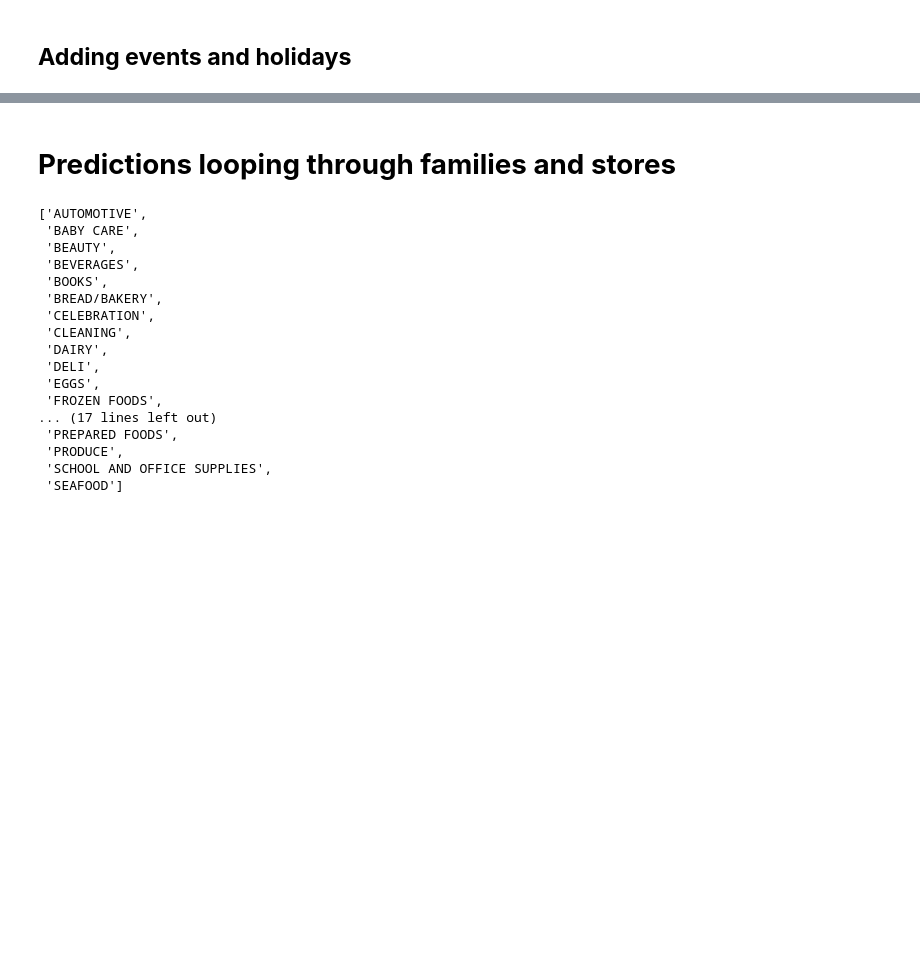
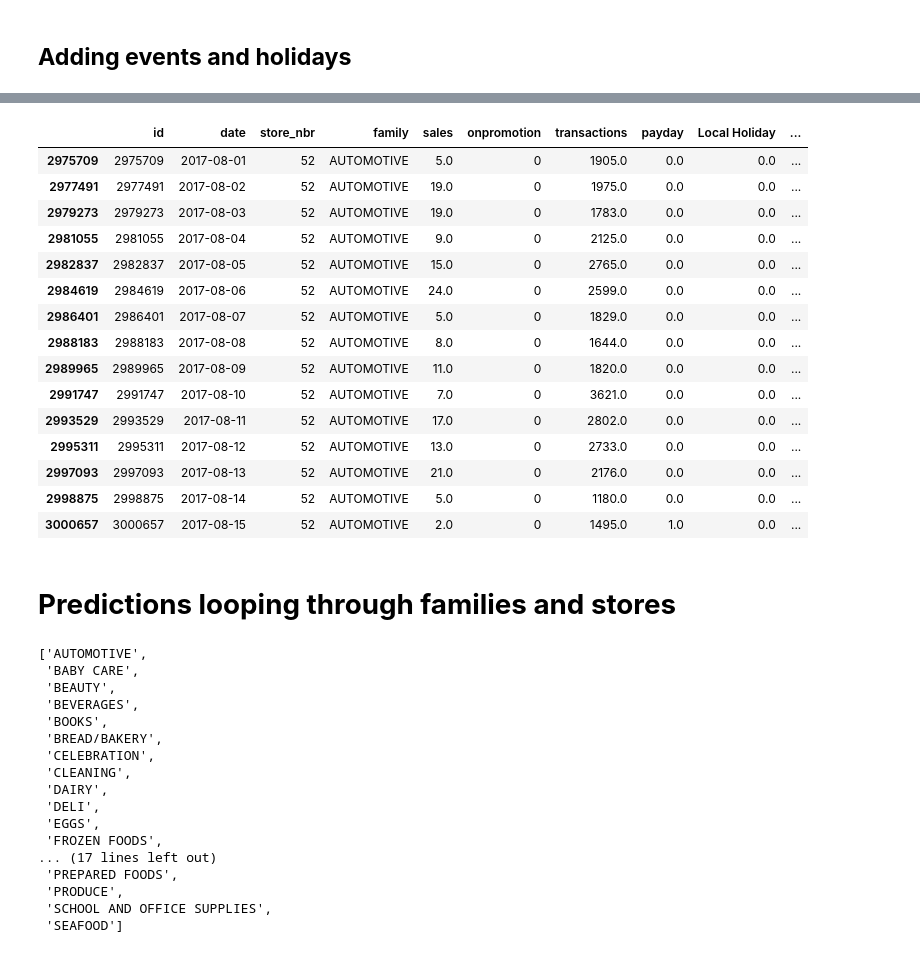
Before and after one commit to flylight-max/Time_Series_forecasting, a Jupyter notebook: pipeline_finale.ipynb, the cells around one changed output, grey strips where cells are left out. Cells and saved outputs as stored; diff of their text form; code cells hidden in the pictures; blank space fills up the shorter version.

```diff
--- a/pipeline_finale.ipynb
+++ b/pipeline_finale.ipynb
@@ -101,2 +202,2 @@ sales = sales.merge(holid_transac[["date","store_nbr","Local Holiday","Regional
 # %%
-sales["Payday"] = transac_sales["pay_day"]
+sales.isna().sum()
@@ -102,0 +222,3 @@ sales["Payday"] = transac_sales["pay_day"]
+# %%
+missing_vals = sales[sales["Local Holiday"].isna()].copy()
+dates_missing = list(missing_vals["date"].unique())
@@ -102,0 +237,8 @@ sales["Payday"] = transac_sales["pay_day"]
+# %%
+cols_to_fill = ["payday","Local Holiday","Regional Holiday","Workday","National Workday","National Event","National holiday",\
+                                                                        "National period of holiday","Transfer"]
+for date in dates_missing:
+    ref_row = sales[(sales["date"] == date)&(sales["transactions"] != 0)]
+    if not ref_row.empty:
+        ref_values = ref_row.iloc[0][cols_to_fill]
+        sales.loc[(sales["date"] == date)&(sales["transactions"] == 0), cols_to_fill] = ref_values.values
@@ -102,0 +303,2 @@ sales["Payday"] = transac_sales["pay_day"]
+# %%
+sales.drop(sales.loc[sales["date"].isin(["2016-01-01","2016-01-03"])].index, axis=0, inplace=True)
@@ -103,3 +365,22 @@ sales["Payday"] = transac_sales["pay_day"]
+# %%
+sales.loc[(sales["family"] == "AUTOMOTIVE")&(sales["date"] >= "2017-08-01")&(sales["store_nbr"] == 52)]
+# %% [output]
+|  | id | date | store_nbr | family | sales | onpromotion | transactions | payday | Local Holiday | ... |
+| 2975709 | 2975709 | 2017-08-01 | 52 | AUTOMOTIVE | 5.0 | 0 | 1905.0 | 0.0 | 0.0 | ... |
+| 2977491 | 2977491 | 2017-08-02 | 52 | AUTOMOTIVE | 19.0 | 0 | 1975.0 | 0.0 | 0.0 | ... |
+| 2979273 | 2979273 | 2017-08-03 | 52 | AUTOMOTIVE | 19.0 | 0 | 1783.0 | 0.0 | 0.0 | ... |
+| 2981055 | 2981055 | 2017-08-04 | 52 | AUTOMOTIVE | 9.0 | 0 | 2125.0 | 0.0 | 0.0 | ... |
+| 2982837 | 2982837 | 2017-08-05 | 52 | AUTOMOTIVE | 15.0 | 0 | 2765.0 | 0.0 | 0.0 | ... |
+| 2984619 | 2984619 | 2017-08-06 | 52 | AUTOMOTIVE | 24.0 | 0 | 2599.0 | 0.0 | 0.0 | ... |
+| 2986401 | 2986401 | 2017-08-07 | 52 | AUTOMOTIVE | 5.0 | 0 | 1829.0 | 0.0 | 0.0 | ... |
+| 2988183 | 2988183 | 2017-08-08 | 52 | AUTOMOTIVE | 8.0 | 0 | 1644.0 | 0.0 | 0.0 | ... |
+| 2989965 | 2989965 | 2017-08-09 | 52 | AUTOMOTIVE | 11.0 | 0 | 1820.0 | 0.0 | 0.0 | ... |
+| 2991747 | 2991747 | 2017-08-10 | 52 | AUTOMOTIVE | 7.0 | 0 | 3621.0 | 0.0 | 0.0 | ... |
+| 2993529 | 2993529 | 2017-08-11 | 52 | AUTOMOTIVE | 17.0 | 0 | 2802.0 | 0.0 | 0.0 | ... |
+| 2995311 | 2995311 | 2017-08-12 | 52 | AUTOMOTIVE | 13.0 | 0 | 2733.0 | 0.0 | 0.0 | ... |
+| 2997093 | 2997093 | 2017-08-13 | 52 | AUTOMOTIVE | 21.0 | 0 | 2176.0 | 0.0 | 0.0 | ... |
+| 2998875 | 2998875 | 2017-08-14 | 52 | AUTOMOTIVE | 5.0 | 0 | 1180.0 | 0.0 | 0.0 | ... |
+| 3000657 | 3000657 | 2017-08-15 | 52 | AUTOMOTIVE | 2.0 | 0 | 1495.0 | 1.0 | 0.0 | ... |
 # %% [markdown]
 # **Predictions looping through families and stores**
 # %%
```
Also changed, not shown: parts of 31 cells of this notebook, 2 other files.
